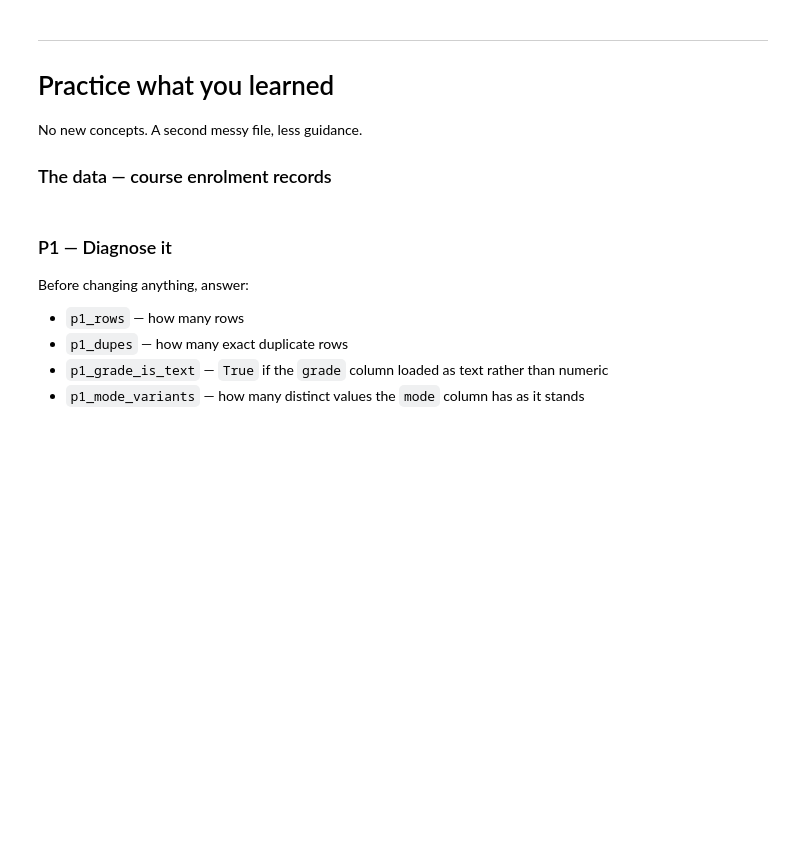
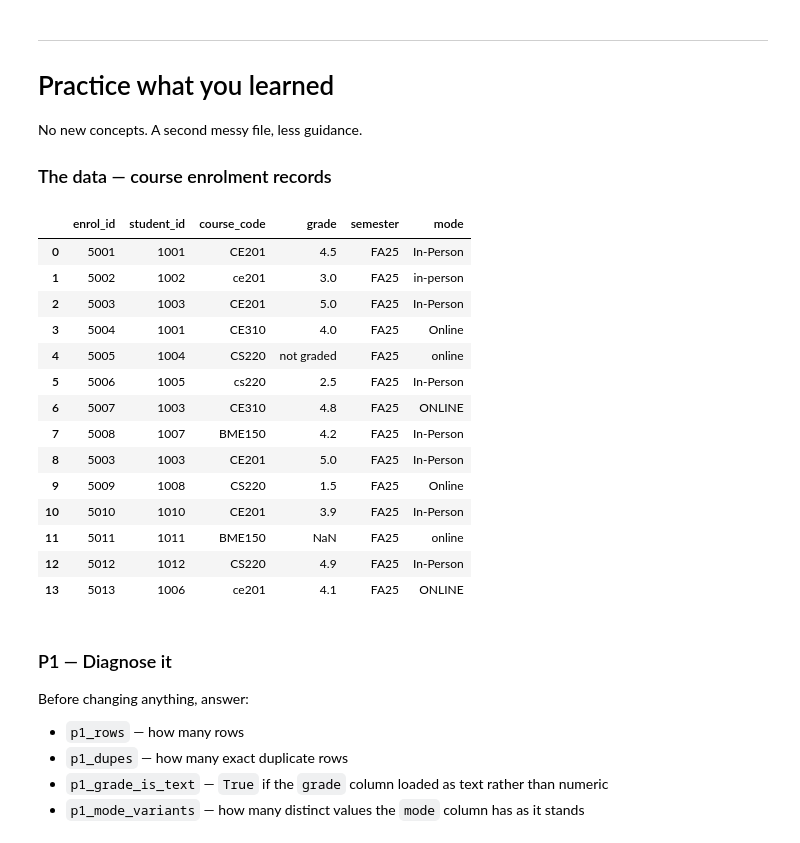
Before and after one commit to hebaak19/arti303-2259177-alkatheri, a Jupyter notebook: notebooks/lab05.ipynb, the cells around one changed output. Saved outputs shown, nothing was run; the diff lists cells and outputs as text; code cells hidden in the pictures; blank space fills up the shorter version.

```diff
--- a/notebooks/lab05.ipynb
+++ b/notebooks/lab05.ipynb
@@ -1154,26 +1484,42 @@ No new concepts. A second messy file, less guidance.
 # %%
 enrolments_raw = """enrol_id,student_id,course_code,grade,semester,mode
 5001,1001,CE201,4.5,FA25,In-Person
 5002,1002,ce201,3.0,FA25,in-person
 5003,1003,CE201,5.0,FA25,In-Person
 5004,1001,CE310,4.0,FA25,Online
 5005,1004,CS220,not graded,FA25,online
 5006,1005,cs220,2.5,FA25,In-Person
 5007,1003,CE310,4.8,FA25,ONLINE
 5008,1007,BME150,4.2,FA25,In-Person
 5003,1003,CE201,5.0,FA25,In-Person
 5009,1008,CS220,1.5,FA25,Online
 5010,1010,CE201,3.9,FA25,In-Person
 5011,1011,BME150,,FA25,online
 5012,1012,CS220,4.9,FA25,In-Person
 5013,1006,ce201,4.1,FA25,ONLINE
 """
 
-with open("data/enrolments_raw.csv", "w") as f:
+with open("../data/enrolments_raw.csv", "w") as f:
     f.write(enrolments_raw)
 
-enrol = pd.read_csv("data/enrolments_raw.csv")
+enrol = pd.read_csv("../data/enrolments_raw.csv")
 enrol
+# %% [output]
+|  | enrol_id | student_id | course_code | grade | semester | mode |
+| 0 | 5001 | 1001 | CE201 | 4.5 | FA25 | In-Person |
+| 1 | 5002 | 1002 | ce201 | 3.0 | FA25 | in-person |
+| 2 | 5003 | 1003 | CE201 | 5.0 | FA25 | In-Person |
+| 3 | 5004 | 1001 | CE310 | 4.0 | FA25 | Online |
+| 4 | 5005 | 1004 | CS220 | not graded | FA25 | online |
+| 5 | 5006 | 1005 | cs220 | 2.5 | FA25 | In-Person |
+| 6 | 5007 | 1003 | CE310 | 4.8 | FA25 | ONLINE |
+| 7 | 5008 | 1007 | BME150 | 4.2 | FA25 | In-Person |
+| 8 | 5003 | 1003 | CE201 | 5.0 | FA25 | In-Person |
+| 9 | 5009 | 1008 | CS220 | 1.5 | FA25 | Online |
+| 10 | 5010 | 1010 | CE201 | 3.9 | FA25 | In-Person |
+| 11 | 5011 | 1011 | BME150 | NaN | FA25 | online |
+| 12 | 5012 | 1012 | CS220 | 4.9 | FA25 | In-Person |
+| 13 | 5013 | 1006 | ce201 | 4.1 | FA25 | ONLINE |
 # %% [markdown]
 ### P1 — Diagnose it
 Before changing anything, answer:
```
Also changed, not shown: parts of 48 cells of this notebook, 3 other files.
